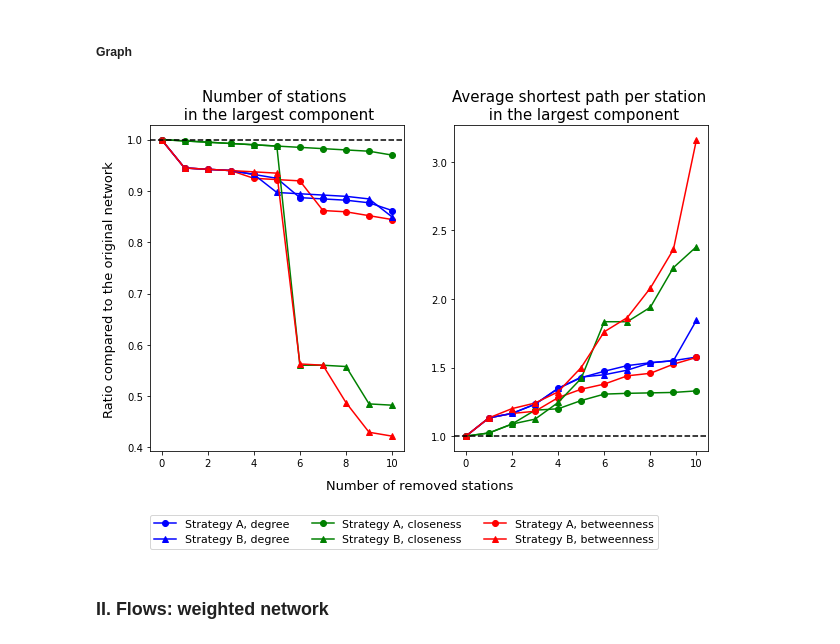
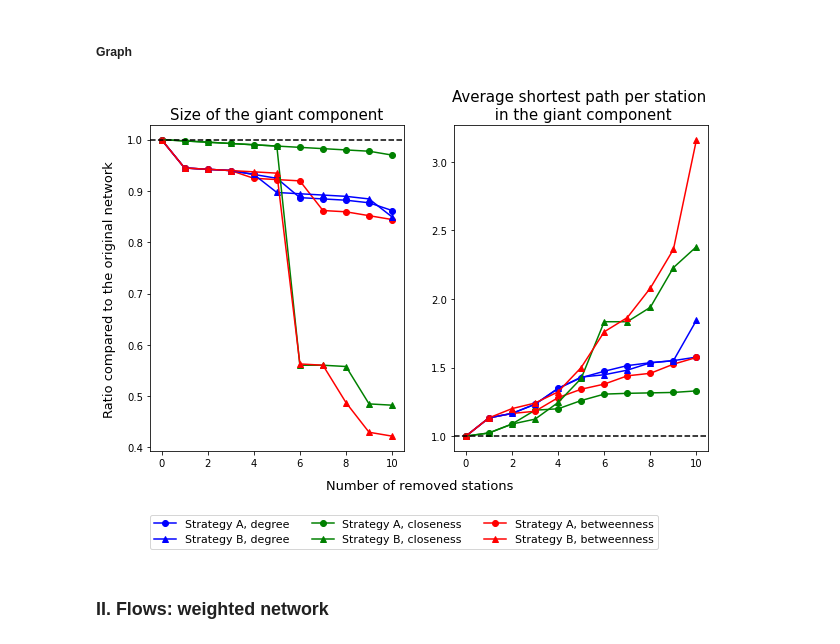
Before and after one commit to neneninja97/UrbanSim, a Jupyter notebook: urban_sim.ipynb, the cells around one changed output. Cells and saved outputs as stored; diff of their text form; code cells hidden in the pictures.

```diff
--- a/urban_sim.ipynb
+++ b/urban_sim.ipynb
@@ -408,36 +408,36 @@ fig, axes = plt.subplots(1, 2, figsize = (10,6))
 text = fig.supxlabel('Number of removed stations', y=0.03, fontsize = '13')
 text2 = fig.supylabel('Ratio compared to the original network', x=0.06, fontsize = '13')
 
 # 1st subplot
-axes[0].set_title('Number of stations \n in the largest component',fontsize = '15')
+axes[0].set_title('Size of the giant component',fontsize = '15')
 axes[0].plot(df_degree_A['maxsize_normed'],'-bo', label='Strategy A, degree')
 axes[0].plot(df_closeness_A['maxsize_normed'],'-go', label='Strategy A, closeness')
 axes[0].plot(df_betweenness_A['maxsize_normed'],'-ro', label='Strategy A, betweenness')
 axes[0].plot(df_degree_B['maxsize_normed'],'-b^', label='Strategy B, degree')
 axes[0].plot(df_closeness_B['maxsize_normed'],'-g^', label='Strategy B, closeness')
 axes[0].plot(df_betweenness_B['maxsize_normed'],'-r^', label='Strategy B, betweenness')
 axes[0].axhline(1, linestyle='--', color = 'k')
 
 # 2nd subplot
-axes[1].set_title('Average shortest path per station \n in the largest component',fontsize = '15')
+axes[1].set_title('Average shortest path per station \n in the giant component',fontsize = '15')
 axes[1].plot(df_degree_A['avlength per node_normed'],'-bo', label='Strategy A, degree')
 axes[1].plot(df_closeness_A['avlength per node_normed'],'-go', label='Strategy A, closeness')
 axes[1].plot(df_betweenness_A['avlength per node_normed'],'-ro', label='Strategy A, betweenness')
 axes[1].plot(df_degree_B['avlength per node_normed'],'-b^', label='Strategy B, degree')
 axes[1].plot(df_closeness_B['avlength per node_normed'],'-g^', label='Strategy B, closeness')
 axes[1].plot(df_betweenness_B['avlength per node_normed'],'-r^', label='Strategy B, betweenness')
 axes[1].axhline(1, linestyle='--', color = 'k')
 
 # legend
 handles, labels = axes[1].get_legend_handles_labels()
 order = [0,3,1,4,2,5]
 #add legend to plot
 legend = axes[1].legend([handles[idx] for idx in order],[labels[idx] for idx in order],
                        loc=(-1.2, -0.3), ncol=3, fontsize = '11')
 
 fig.savefig('Part 1I Impact calc', bbox_extra_artists=(legend,text,text2), bbox_inches='tight')
 # %% [output]
-[figure, old version]
+[figure, new version]
 # %% [markdown]
 ### II. Flows: weighted network
 # %% [markdown]
```
Also changed, not shown: parts of 31 cells of this notebook.
